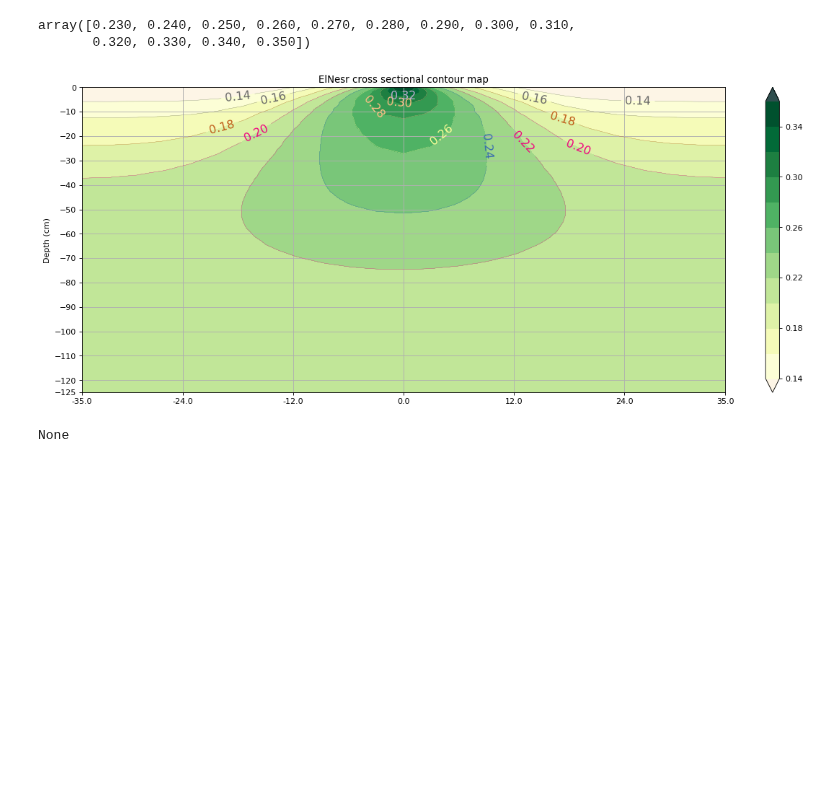
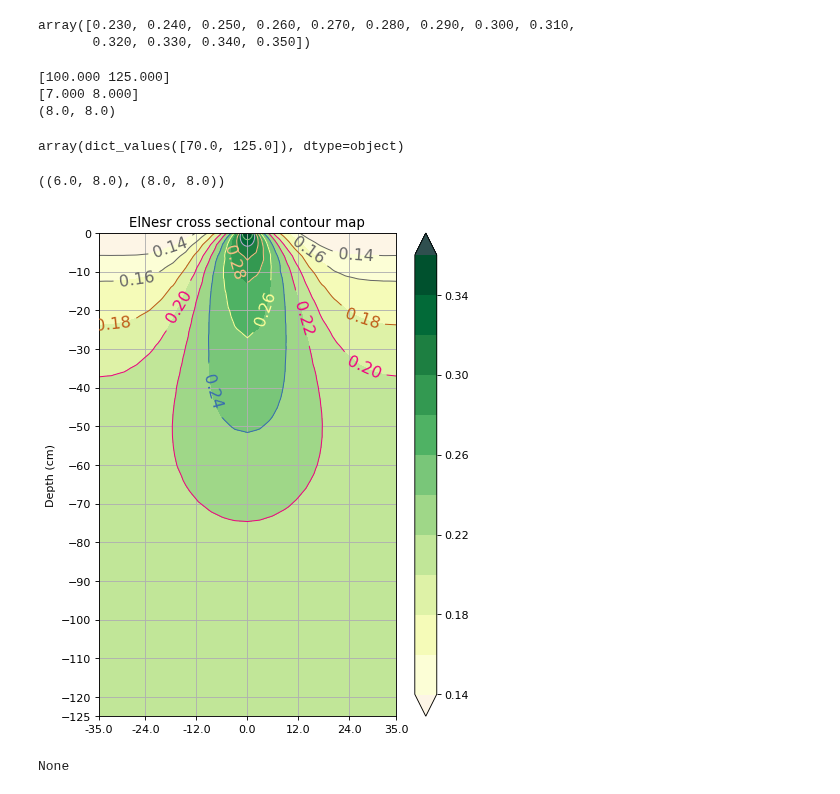
Before and after one commit to drnesr/SandDitch, a Jupyter notebook: Code/SandDitchAnalysis001.ipynb, the cells around one changed output. Drawn from its saved outputs; the diff is of its cells as text; code cells hidden in the pictures; blank space fills up the shorter version.

Commit message:
Adjusted proportional drawing of sections

```diff
--- a/Code/SandDitchAnalysis001.ipynb
+++ b/Code/SandDitchAnalysis001.ipynb
@@ -20,7 +22,7 @@ def draw_full_contour(data_frame,variable=0, time_step=180, grid= 0.5,
                       return_arrays=True, x_step=None, z_step=None,
                       mirror_x=False, mirror_z=False, is2d=False,
                       output_the_contour=True, is_axisymmetric=False,
-                      return_figure_object=False):
+                      return_figure_object=False, fig_size=(18, 7)):
 
     '''
     Either (1) set the return_arrays to True and use on right
@@ -59,7 +61,7 @@ def draw_full_contour(data_frame,variable=0, time_step=180, grid= 0.5,
     else:
         if can_draw_figure:
             fig = draw_contour(X, Z, M, levels, plot_title, x_step, z_step,
-                             mirror_x, mirror_z, return_figure_object);
+                             mirror_x, mirror_z, return_figure_object, fig_size=fig_size);
         else:
             fig = None
 
@@ -246,29 +249,79 @@ get_legend_range(M.min(), M.max())
 # %% [output]
 array([0.230, 0.240, 0.250, 0.260, 0.270, 0.280, 0.290, 0.300, 0.310,
        0.320, 0.330, 0.340, 0.350])
+# %%
+max_height = 8
+extra_width = 1
+dims = get_full_dimensions(data_frame)
+for dim, vals in dims.items():
+    mn, mx = vals
+    length = mx-mn
+    #print(dim, length)
+    dims[dim] = length
+selected_dim = 'x'
+sels = {d: dims[d] for d in dims.keys() if d != selected_dim}
+fig_shape = np.array(list(sels.values()))  # [::-1]
+print(fig_shape)
+fig_shape = np.ceil(fig_shape*max_height/fig_shape[1])
+print(fig_shape)
+fig_shape[0]+=extra_width
+fig_shape=tuple(fig_shape)
+print(fig_shape)
+# fig_shape = [int(fs/13) for fs in fig_shape]
+# fig_shape[0]+=2
+# fig_shape= tuple(fig_shape)
+# fig_shape
+# %% [output]
+[100.000 125.000]
+[7.000 8.000]
+(8.0, 8.0)
+# %%
+fig_shape
+# %% [output]
+array(dict_values([70.0, 125.0]), dtype=object)
+# %%
+def get_fig_shape(data_frame, selected_dim='y',
+                  max_height=8,
+                  extra_width=1):
+    dims = get_full_dimensions(data_frame)
+    for dim, vals in dims.items():
+        mn, mx = vals
+        length = mx-mn
+        dims[dim] = length
+    sels = {d: dims[d] for d in dims.keys() if d != selected_dim}
+    fig_shape = np.array(list(sels.values()))  # [::-1]
+    fig_shape = np.ceil(fig_shape*max_height/fig_shape[1])
+    fig_shape[0] += extra_width
+    return tuple(fig_shape)
+
+
+get_fig_shape(data_frame, 'y'), get_fig_shape(data_frame, 'x')
+# %% [output]
+((6.0, 8.0), (8.0, 8.0))
 # %%
 # testing draw_full_contour function
 # data_frame_test = read_hydrus_data(save_to_csv=False)
 variable   = 0 # Theta
 time_step  = 180
 grid       = 0.5 # cm
-crosses    = 35.  #cm0)]
+crosses    = 50.  #cm0)]
 tol        = 10.
 section    ='y'
 
 # Either (1) set the return_arrays to True and use on right hand side of equal sign,
 # OR     (2) set the return_arrays to False and use the function as is.
 
 # (1)
 # arrays = draw_full_contour(data_frame_test,variable, time_step,
 #                            grid, crosses, tol, section)
 # (2)
 # draw_full_contour(data_frame_test,variable, time_step,
-draw_full_contour(data_frame,variable, time_step,
+_=draw_full_contour(data_frame,variable, time_step,
                   grid, crosses, tol, section,
                   return_arrays=False,
                   x_step=12, z_step=10,
-                  mirror_x=True, mirror_z=False)
+                  mirror_x=True, mirror_z=False,
+                  fig_size=get_fig_shape(data_frame,section));
 # %% [output]
-[figure, old version]
+[figure, new version]
 None
```
Also changed, not shown: parts of 3 cells of this notebook, 2 other files.
